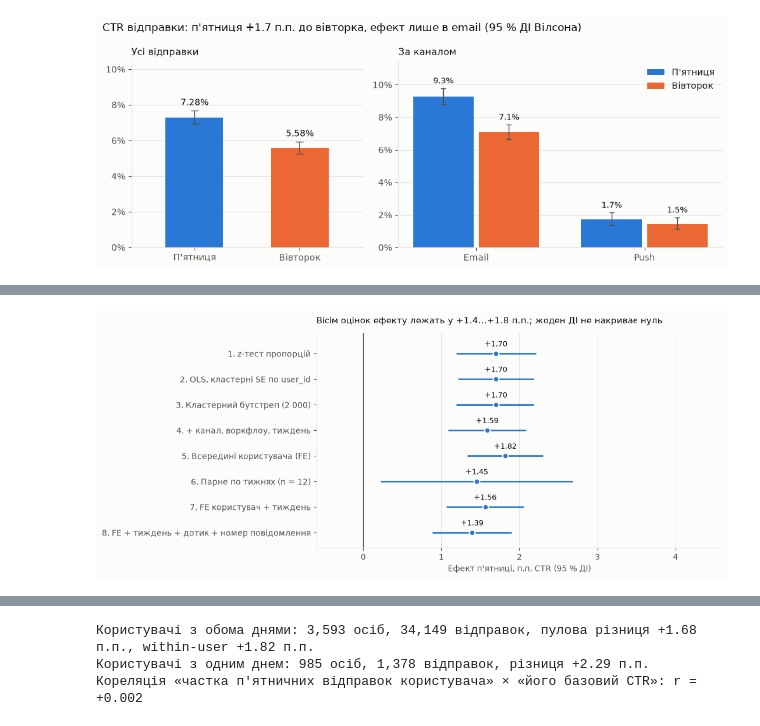
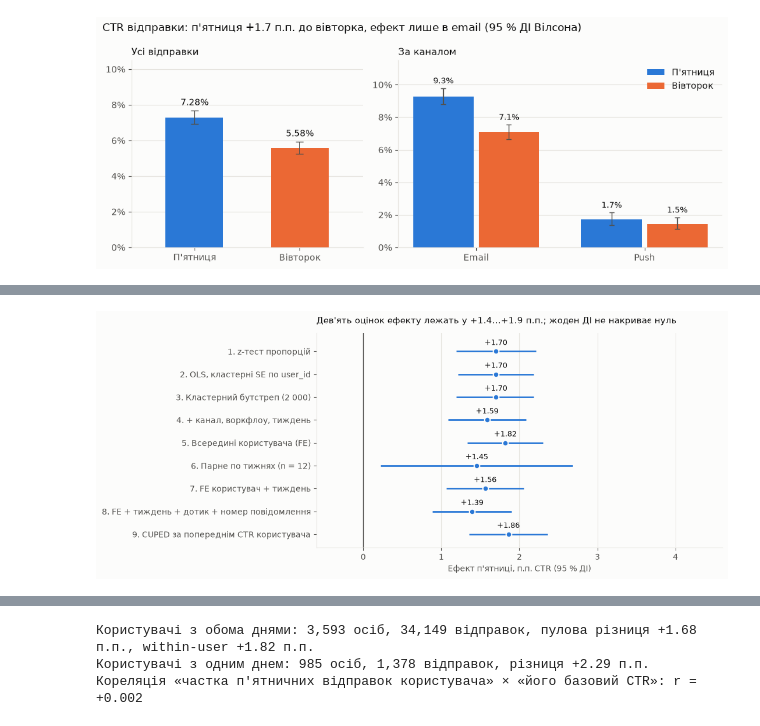
Before and after one commit to MDomantovych/ab-test-mailing-day, a Jupyter notebook: notebook/ab_test_analysis.ipynb, the cells around one changed output, grey strips where cells are left out. Drawn from its saved outputs; the diff is of its cells as text; code cells hidden in the pictures.

Commit message:
Add CUPED estimate and explain when variance reduction does not help

```diff
--- a/notebook/ab_test_analysis.ipynb
+++ b/notebook/ab_test_analysis.ipynb
@@ -198,6 +198,8 @@ obs["msg_no"] = obs.groupby("user_id").cumcount() + 1            # порядк
 obs["tt_click_h"] = (obs.first_click - obs.sent_date).dt.total_seconds() / 3600
 obs["log_msg_no"] = np.log(obs.msg_no)
 obs["prior_touch_7d"] = (np.floor(obs.days_since_prev) <= 7).astype(int)   # було інше повідомлення за останній тиждень
+# коваріата для CUPED: CTR користувача на попередніх відправках (без поточної); для першої відправки невідома
+obs["prior_ctr"] = ((obs.groupby("user_id").clicked.cumsum() - obs.clicked) / (obs.msg_no - 1)).where(obs.msg_no > 1)
 obs["period"] = np.where(obs.week < "2021-03-08", "січень–лютий", "березень")
 
 print("Спостережень:", len(obs), "| користувачів:", obs.user_id.nunique())
@@ -580,6 +584,7 @@ full_weeks = obs[obs.week.between("2021-01-04", "2021-03-22")]
 weekly = ab.paired_weekly_effect(full_weeks, "week", "fri", "clicked")
 twoway = ab.two_way_fe_effect(obs, "user_id", "week", "fri", "clicked")
 twoway_ctrl = ab.two_way_fe_effect(obs, "user_id", "week", "fri", "clicked", controls=("prior_touch_7d", "log_msg_no"))
+cuped = ab.cuped_effect(obs, "user_id", "fri", "clicked", "prior_ctr")
 
 rows = [
     ("1. z-тест пропорцій", res.diff, res.ci_low, res.ci_high, res.p),
@@ -590,8 +595,11 @@ rows = [
     (f"6. Парне по тижнях (n = {weekly['weeks']})", weekly["mean"], weekly["ci_low"], weekly["ci_high"], weekly["p"]),
     ("7. FE користувач + тиждень", twoway["coef"], twoway["ci_low"], twoway["ci_high"], twoway["p"]),
     ("8. FE + тиждень + дотик + номер повідомлення", twoway_ctrl["coef"], twoway_ctrl["ci_low"], twoway_ctrl["ci_high"], twoway_ctrl["p"]),
+    ("9. CUPED за попереднім CTR користувача", cuped["coef"], cuped["ci_low"], cuped["ci_high"], cuped["p"]),
 ]
 robust = pd.DataFrame(rows, columns=["метод", "ефект", "ДІ low", "ДІ high", "p"])
+print(f"CUPED: θ = {cuped['theta']:.3f}, кореляція коваріати з кліком {cuped['corr']:.3f}, теоретичне зменшення дисперсії {cuped['variance_reduction']:.1%}; "
+      f"кластерна SE {cuped['se_raw'] * 100:.3f} -> {cuped['se_cuped'] * 100:.3f} п.п.; коваріата відсутня у {cuped['covariate_missing_share']:.1%} відправок (перші повідомлення)")
 
 
 def format_p(value, is_bootstrap):
@@ -623,22 +633,22 @@ print(f"Логіт з кластерними SE: OR = {np.exp(logit.params['fri'
 # %%
 fig, ax = plt.subplots(figsize=(9, 4.8))
 ypos = np.arange(len(robust))[::-1]
 ax.axvline(0, color=INK2, lw=1)
 ax.hlines(ypos, robust["ДІ low"] * 100, robust["ДІ high"] * 100, color=BLUE, lw=2)
 ax.scatter(robust["ефект"] * 100, ypos, color=BLUE, s=48, zorder=3, edgecolor=SURF, linewidth=1.5)
 for yi, value in zip(ypos, robust["ефект"] * 100):
     ax.text(value, yi + 0.28, f"{value:+.2f}", ha="center", fontsize=9, color=INK)
 ax.set_yticks(ypos)
 ax.set_yticklabels(robust["метод"])
 ax.set_xlabel("Ефект п'ятниці, п.п. CTR (95 % ДІ)")
 ax.set_xlim(-0.6, 4.6)
 ax.set_ylim(-0.6, len(robust) - 0.2)
 ax.grid(axis="y", visible=False)
-ax.set_title("Вісім оцінок ефекту лежать у +1.4…+1.8 п.п.; жоден ДІ не накриває нуль", loc="left", fontsize=11, pad=12)
+ax.set_title("Дев'ять оцінок ефекту лежать у +1.4…+1.9 п.п.; жоден ДІ не накриває нуль", loc="left", fontsize=11, pad=12)
 fig.savefig(IMG / "03_robustness.png")
 plt.show()
 # %% [output]
-[figure, old version]
+[figure, new version]
 # %% [markdown]
 **Чому оцінка всередині користувача (+1.82) більша за пулову (+1.70)?** Не через склад вибірки: серед 3 593 користувачів
 з обома днями пулова різниця становить +1.68 п.п., серед 985 користувачів з одним днем — +2.29 п.п. (їх лише 1 378 відправок).
```
Also changed, not shown: parts of 7 cells of this notebook, 5 other files.
